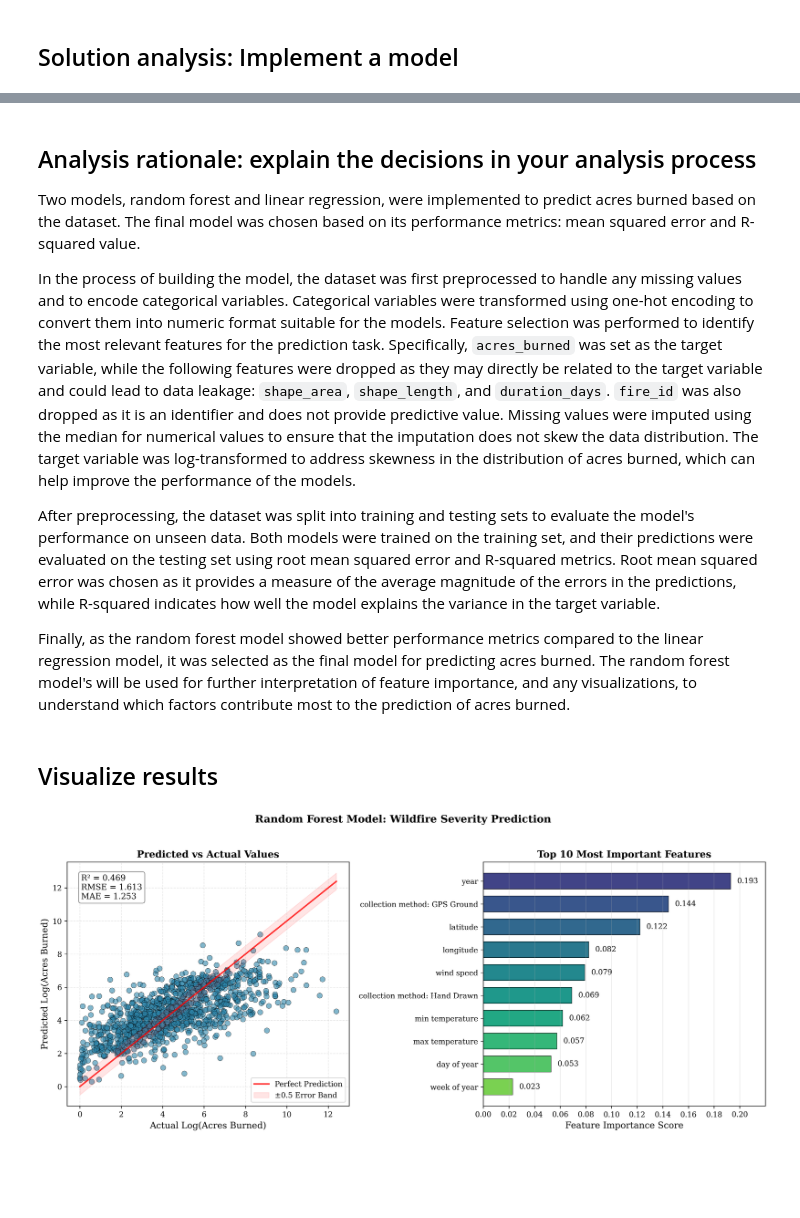
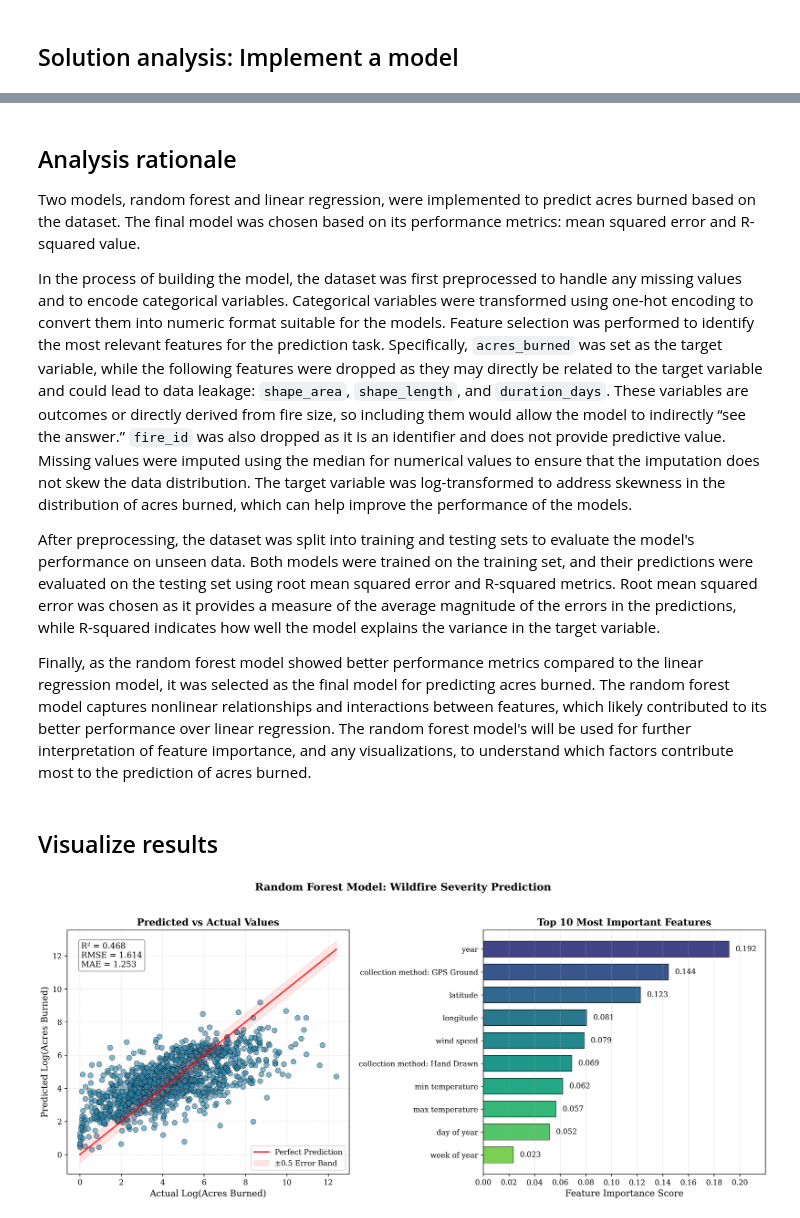
Before and after one commit to hzheni/DS4320_Project1, a Jupyter notebook: Problem_Solution_Pipeline.ipynb, the cells around one changed output, grey strips where cells are left out. Cells and saved outputs as stored; diff of their text form; code cells hidden in the pictures; blank space fills up the shorter version.

Commit message:
add pipeline files

```diff
--- a/Problem_Solution_Pipeline.ipynb
+++ b/Problem_Solution_Pipeline.ipynb
@@ -149,19 +211,29 @@ memory usage: 944.8+ KB
 # This will allow us to see if a more complex model like Random Forest provides better predictive performance compared to a simpler linear model, and then choose the final model based on the evaluation.
 # The goal is to predict the acres burned based on the various features in the dataset. This will help us understand which factors are most influential in determining the severity of a fire.
 
-# Preprocess data
-fire_data_df_noNA = fire_data_df.fillna(fire_data_df.median(numeric_only=True))  # Fill missing numeric values with median
-fire_data_df_noNA = pd.get_dummies(fire_data_df_noNA, columns=['collection_method', 'cause_name', 'cause_type', 'season'], drop_first=True) # Convert categorical variables into numerical format using one-hot encoding
+# Define target and features
+y = np.log1p(fire_data_df['acres_burned'])  # Log-transform the target variable to handle skewness
+X = fire_data_df.drop(columns=['acres_burned', 'fire_id', 'shape_area', 'shape_length', 'duration_days'])  # Features (take away features that may be directly related to burn size or features that are created AFTER the fire starts)
 
-X = fire_data_df_noNA.drop(columns=['acres_burned', 'fire_id', 'shape_area', 'shape_length', 'duration_days'])  # Features (take away features that may be directly related to burn size or features that are created AFTER the fire starts)
-y = np.log1p(fire_data_df_noNA['acres_burned'])  # Log-transform the target variable to handle skewness
+# Preprocess data based on column types
+# Identify column types
+categorical_cols = [col for col in ['collection_method', 'cause_name', 'cause_type', 'season'] if col in X.columns]
+numerical_cols = [col for col in X.columns if col not in categorical_cols]
+numeric_pipeline = Pipeline([('imputer', SimpleImputer(strategy='median')), # Handle missing values by filling with median
+                             ('scaler', StandardScaler())]) # Scale numeric features for better performance
+categorical_pipeline = Pipeline([('imputer', SimpleImputer(strategy='most_frequent')), # Handle missing values by filling with most frequent value
+                                ('onehot', OneHotEncoder(drop='first', handle_unknown='ignore'))]) # Convert categorical variables into numerical format using one-hot encoding
+preprocess_pipeline = ColumnTransformer([('num', numeric_pipeline, numerical_cols),
+                                         ('cat', categorical_pipeline, categorical_cols)])
 
 # Train-test split
 X_train, X_test, y_train, y_test = train_test_split(X, y, test_size=0.2, random_state=888)
 
 # Random Forest Model
 # Create Pipeline
-pipeline_rf = Pipeline([('rf', RandomForestRegressor(n_estimators=100, max_depth=10, random_state=42))]) # Random Forest Regressor
+pipeline_rf = Pipeline([('preprocessor', preprocess_pipeline), # Preprocess the data
+                        ('rf', RandomForestRegressor(n_estimators=100, max_depth=10, random_state=42))]) # Random Forest Regressor
+
 # Fit the model
 pipeline_rf.fit(X_train, y_train)
 # Predict and evaluate the model
@@ -180,8 +252,8 @@ print(f"Random Forest Cross-Validation RMSE Mean: {rf_cv_rmse_scores.mean()}")
 
 # Linear Regression Model
 # Create Pipeline
-pipeline_lr = Pipeline([('scaler', StandardScaler()), # Feature scaling
-                        ('lr', LinearRegression())]) # Linear Regression
+pipeline_lr = Pipeline([('preprocessor', preprocess_pipeline), # Preprocess the data
+                         ('lr', LinearRegression())]) # Linear Regression
 # Fit the model
 pipeline_lr.fit(X_train, y_train)
 # Predict and evaluate the model
@@ -231,17 +303,17 @@ Random Forest Regression MAE: 1152.08 acres difference of predicted vs actual
 # %% [markdown]
-## Analysis rationale: explain the decisions in your analysis process
+## Analysis rationale
 
 Two models, random forest and linear regression, were implemented to predict acres burned based on the dataset. The final model was chosen based on its performance metrics: mean squared error and R-squared value.
 
-In the process of building the model, the dataset was first preprocessed to handle any missing values and to encode categorical variables. Categorical variables were transformed using one-hot encoding to convert them into numeric format suitable for the models. Feature selection was performed to identify the most relevant features for the prediction task. Specifically, `acres_burned` was set as the target variable, while the following features were dropped as they may directly be related to the target variable and could lead to data leakage: `shape_area`, `shape_length`, and `duration_days`. `fire_id` was also dropped as it is an identifier and does not provide predictive value. Missing values were imputed using the median for numerical values to ensure that the imputation does not skew the data distribution. The target variable was log-transformed to address skewness in the distribution of acres burned, which can help improve the performance of the models.
+In the process of building the model, the dataset was first preprocessed to handle any missing values and to encode categorical variables. Categorical variables were transformed using one-hot encoding to convert them into numeric format suitable for the models. Feature selection was performed to identify the most relevant features for the prediction task. Specifically, `acres_burned` was set as the target variable, while the following features were dropped as they may directly be related to the target variable and could lead to data leakage: `shape_area`, `shape_length`, and `duration_days`. These variables are outcomes or directly derived from fire size, so including them would allow the model to indirectly “see the answer.” `fire_id` was also dropped as it is an identifier and does not provide predictive value. Missing values were imputed using the median for numerical values to ensure that the imputation does not skew the data distribution. The target variable was log-transformed to address skewness in the distribution of acres burned, which can help improve the performance of the models.
 
 After preprocessing, the dataset was split into training and testing sets to evaluate the model's performance on unseen data. Both models were trained on the training set, and their predictions were evaluated on the testing set using root mean squared error and R-squared metrics. Root mean squared error was chosen as it provides a measure of the average magnitude of the errors in the predictions, while R-squared indicates how well the model explains the variance in the target variable.
 
-Finally, as the random forest model showed better performance metrics compared to the linear regression model, it was selected as the final model for predicting acres burned. The random forest model's will be used for further interpretation of feature importance, and any visualizations, to understand which factors contribute most to the prediction of acres burned.
+Finally, as the random forest model showed better performance metrics compared to the linear regression model, it was selected as the final model for predicting acres burned. The random forest model captures nonlinear relationships and interactions between features, which likely contributed to its better performance over linear regression. The random forest model's will be used for further interpretation of feature importance, and any visualizations, to understand which factors contribute most to the prediction of acres burned.
 # %% [markdown]
 ## Visualize results
 # %%
-# 2 subplots: Predicted vs Actual with performance metrics annotation, and Feature Importance bar chart with top features and their importance scores
+# Visualization with 2 subplots: Predicted vs Actual with performance metrics annotation, and Feature Importance bar chart with top features and their importance scores
 fig, (ax1, ax2) = plt.subplots(1, 2, figsize=(14, 6))
 fig.suptitle('Random Forest Model: Wildfire Severity Prediction', fontsize=14, fontweight='bold', y=1.02)
 
@@ -273,39 +345,47 @@ ax1.legend(loc='lower right', fontsize=10)
 ax1.grid(True, alpha=0.3, linestyle='--')
 
 # Right plot: Feature Importance
-# Calculate feature importance and sort by top 10 importance
-feature_importance = pd.DataFrame({'feature': X.columns, 'importance':
-                                   pipeline_rf.named_steps['rf'].feature_importances_}).sort_values('importance', ascending=True).tail(10)
+# Get feature names after preprocessing
+preprocessor = pipeline_rf.named_steps['preprocessor']
+# Get names for numeric + categorical features
+num_features = numerical_cols
+cat_features = preprocessor.named_transformers_['cat']['onehot'].get_feature_names_out(categorical_cols)
+all_features = np.concatenate([num_features, cat_features])
+# Get feature importances for plotting
+importances = pipeline_rf.named_steps['rf'].feature_importances_
+
+# Sort feature importance by top 10
+feature_importance = pd.DataFrame({'feature': all_features, 'importance': importances}).sort_values('importance', ascending=True).tail(10)
 
 # Map feature names to more readable labels
 feature_importance['feature'] = feature_importance['feature'].replace({
     'lat': 'latitude',
     'wind_speed': 'wind speed',
     'collection_method_GPS Ground': 'collection method: GPS Ground',
     'lon': 'longitude',
     'temp_min': 'min temperature',
     'temp_max': 'max temperature',
     'collection_method_Hand Drawn': 'collection method: Hand Drawn',
     'day_of_year': 'day of year',
     'week': 'week of year'})
 
 # Create horizontal bar chart
 colors = plt.cm.viridis_r(np.linspace(0.2, 0.8, len(feature_importance)))
 bars = ax2.barh(feature_importance['feature'], feature_importance['importance'],
                 color=colors, edgecolor='black', linewidth=0.5, height=0.7)
 ax2.set_xlabel('Feature Importance Score', fontsize=12)
 ax2.set_title('Top 10 Most Important Features', fontsize=13, fontweight='bold')
 ax2.grid(True, alpha=0.3, axis='x')
 ax2.set_xlim(0, 0.22)
 ax2.set_xticks(np.arange(0, 0.21, 0.02))
 
 # Add value labels at the end of each bar
 for i, (bar, val) in enumerate(zip(bars, feature_importance['importance'])):
     ax2.text(val + 0.005, bar.get_y() + bar.get_height()/2,
              f'{val:.3f}', va='center', fontsize=10, fontweight='medium')
 
 plt.tight_layout()
 plt.show()
 # %% [output]
-[figure, old version]
+[figure, new version]
 # %% [markdown]
```
Also changed, not shown: parts of 6 cells of this notebook, 1 other file.
